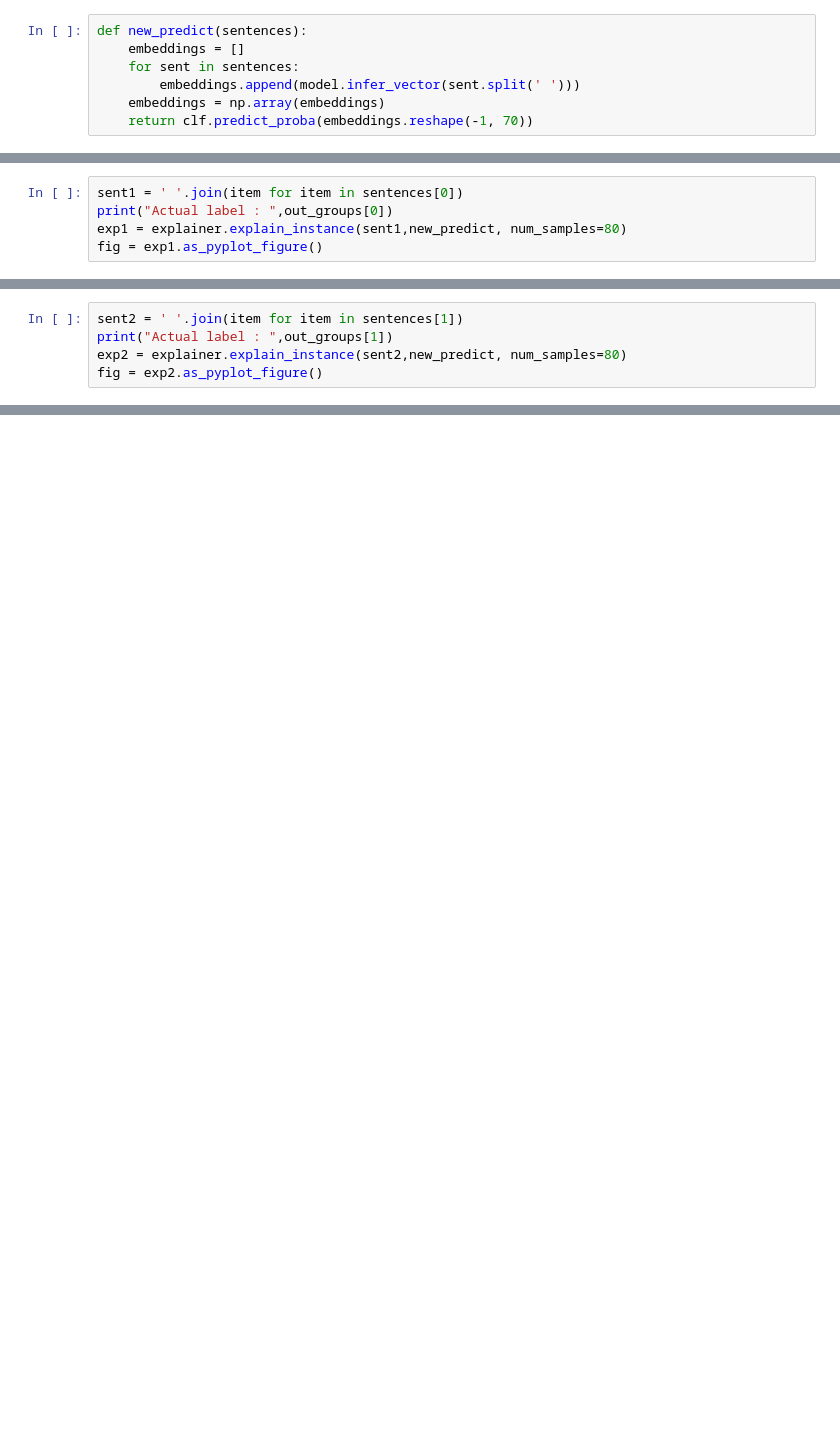
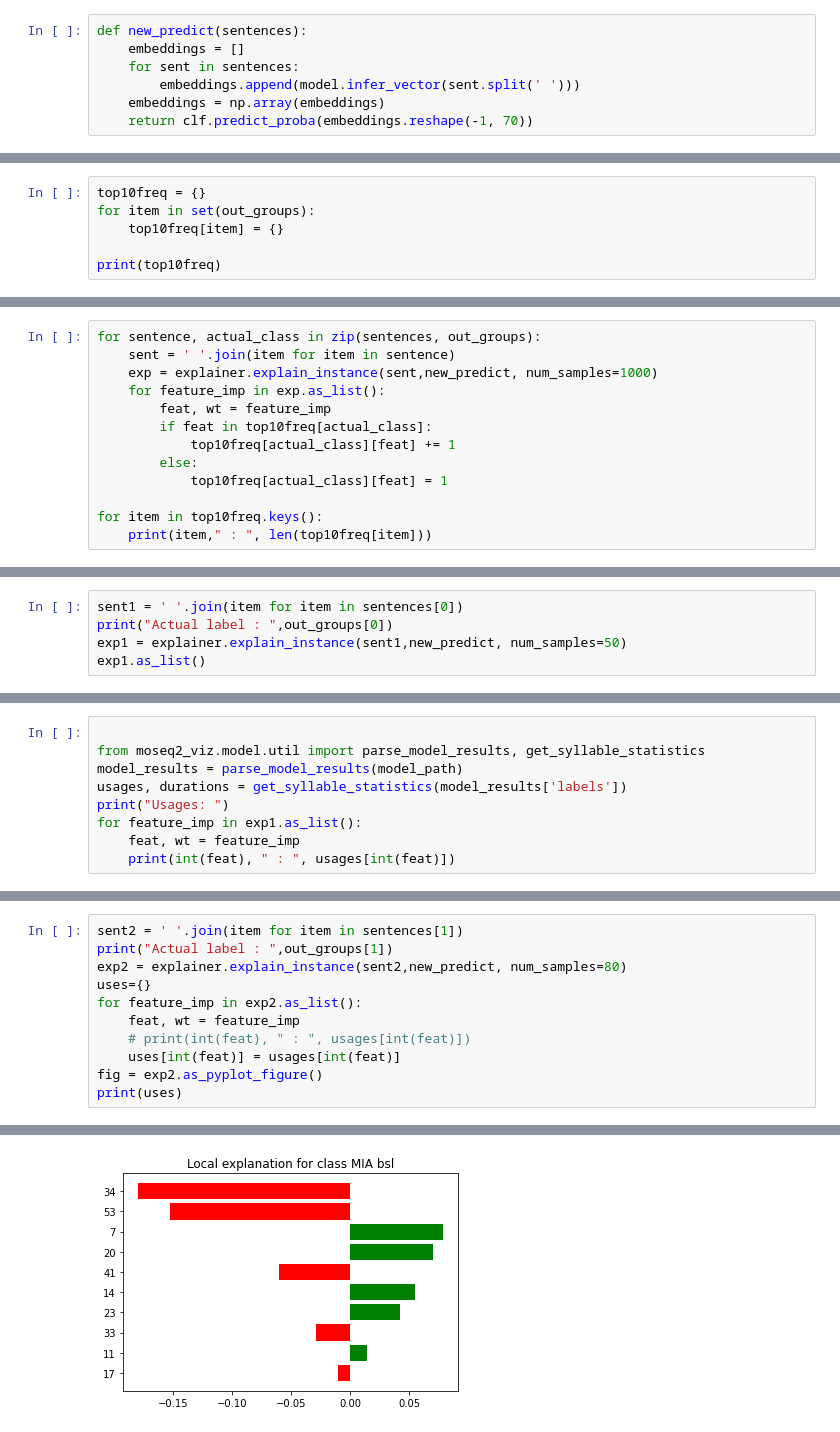
Before and after one commit to tischfieldlab/moseq2-nlp, a Jupyter notebook: notebooks/reverse-mapping-with-lime.ipynb, the cells around one changed output, grey strips where cells are left out. Drawn from its saved outputs; the diff is of its cells as text; blank space fills up the shorter version.

Commit message:
Added LIME and its results

```diff
--- a/notebooks/reverse-mapping-with-lime.ipynb
+++ b/notebooks/reverse-mapping-with-lime.ipynb
@@ -68,0 +167,6 @@ print(embedding.shape)
+# %%
+top10freq = {}
+for item in set(out_groups):
+    top10freq[item] = {}
+
+print(top10freq)
@@ -68,0 +186,13 @@ print(embedding.shape)
+# %%
+for sentence, actual_class in zip(sentences, out_groups):
+    sent = ' '.join(item for item in sentence)
+    exp = explainer.explain_instance(sent,new_predict, num_samples=1000)
+    for feature_imp in exp.as_list():
+        feat, wt = feature_imp
+        if feat in top10freq[actual_class]:
+            top10freq[actual_class][feat] += 1
+        else:
+            top10freq[actual_class][feat] = 1
+
+for item in top10freq.keys():
+    print(item," : ", len(top10freq[item]))
@@ -69,5 +251,5 @@ print(embedding.shape)
 # %%
 sent1 = ' '.join(item for item in sentences[0])
 print("Actual label : ",out_groups[0])
-exp1 = explainer.explain_instance(sent1,new_predict, num_samples=80)
-fig = exp1.as_pyplot_figure()
+exp1 = explainer.explain_instance(sent1,new_predict, num_samples=50)
+exp1.as_list()
@@ -73,0 +268,9 @@ fig = exp1.as_pyplot_figure()
+# %%
+
+from moseq2_viz.model.util import parse_model_results, get_syllable_statistics
+model_results = parse_model_results(model_path)
+usages, durations = get_syllable_statistics(model_results['labels'])
+print("Usages: ")
+for feature_imp in exp1.as_list():
+    feat, wt = feature_imp
+    print(int(feat), " : ", usages[int(feat)])
@@ -75,4 +290,11 @@ fig = exp1.as_pyplot_figure()
 sent2 = ' '.join(item for item in sentences[1])
 print("Actual label : ",out_groups[1])
 exp2 = explainer.explain_instance(sent2,new_predict, num_samples=80)
+uses={}
+for feature_imp in exp2.as_list():
+    feat, wt = feature_imp
+    # print(int(feat), " : ", usages[int(feat)])
+    uses[int(feat)] = usages[int(feat)]
 fig = exp2.as_pyplot_figure()
+print(uses)
+# %% [output]
@@ -78,0 +303 @@ fig = exp2.as_pyplot_figure()
+[figure, added]
```
Also changed, not shown: parts of 24 cells of this notebook, 13 other files.
